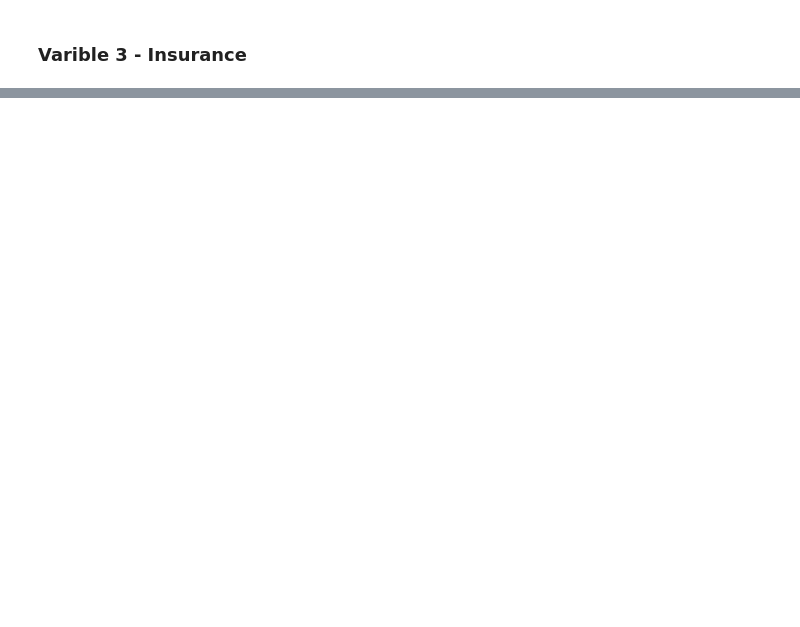
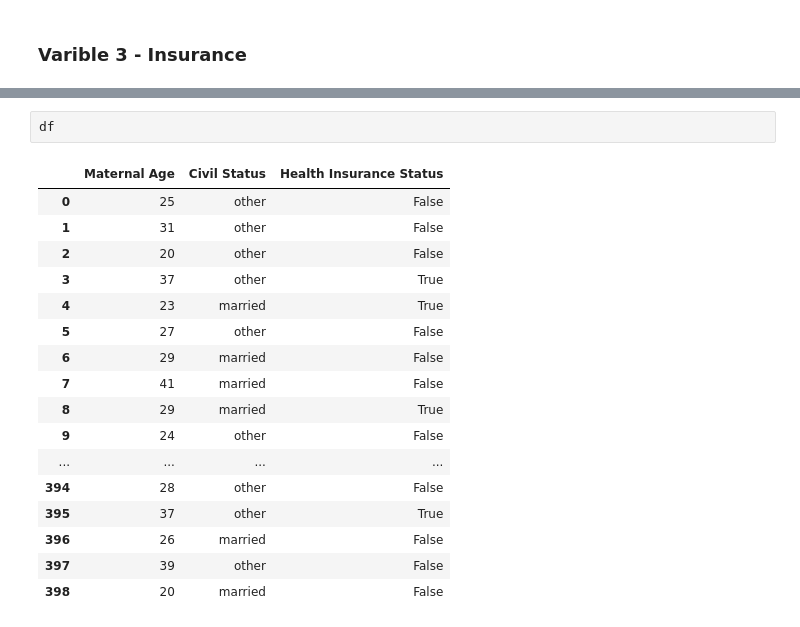
Before and after one commit to SharonNicG/52465-Project, a Jupyter notebook: Simulated Phenomenon.ipynb, the cells around one changed output, grey strips where cells are left out. Cells and saved outputs as stored; diff of their text form; blank space fills up the shorter version.

```diff
--- a/Simulated Phenomenon.ipynb
+++ b/Simulated Phenomenon.ipynb
@@ -360,0 +324,20 @@ print(df)
+# %%
+df
+# %% [output]
+|  | Maternal Age | Civil Status | Health Insurance Status |
+| 0 | 25 | other | False |
+| 1 | 31 | other | False |
+| 2 | 20 | other | False |
+| 3 | 37 | other | True |
+| 4 | 23 | married | True |
+| 5 | 27 | other | False |
+| 6 | 29 | married | False |
+| 7 | 41 | married | False |
+| 8 | 29 | married | True |
+| 9 | 24 | other | False |
+| ... | ... | ... | ... |
+| 394 | 28 | other | False |
+| 395 | 37 | other | True |
+| 396 | 26 | married | False |
+| 397 | 39 | other | False |
+| 398 | 20 | married | False |
```
Also changed, not shown: parts of 11 cells of this notebook.
